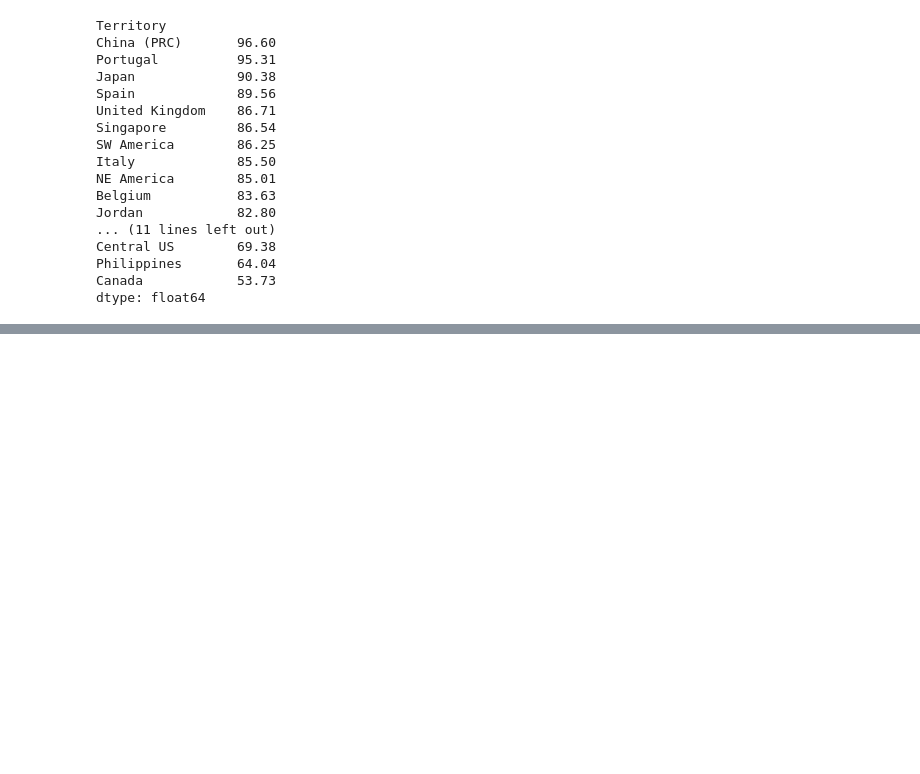
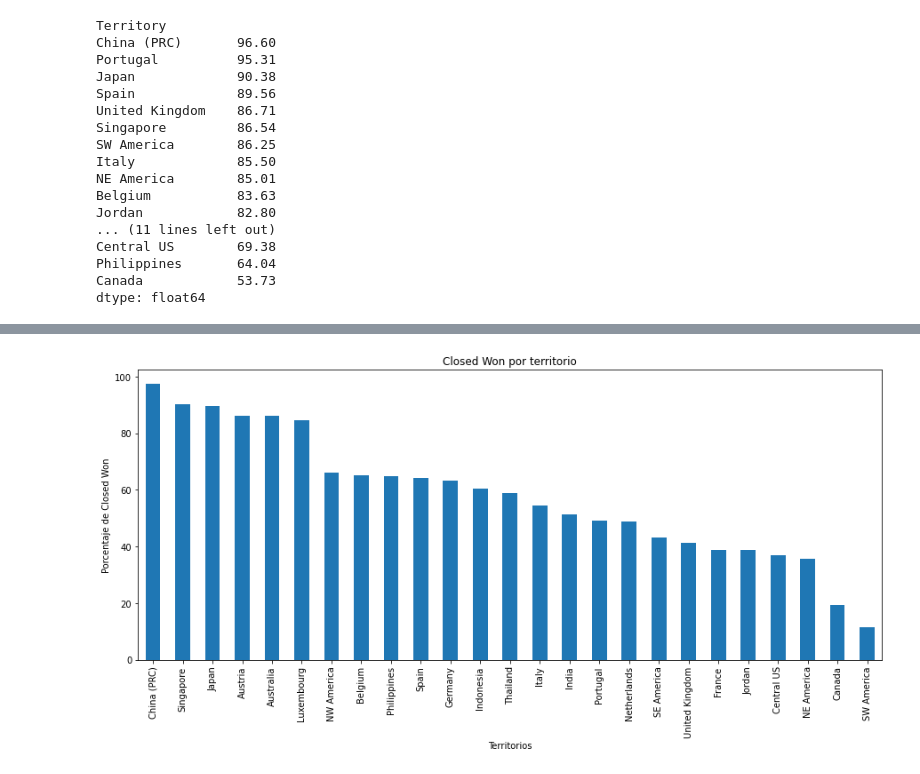
Before and after one commit to federicoburman/OrgaDatos, a Jupyter notebook: Tp1.ipynb, the cells around one changed output, grey strips where cells are left out. Saved outputs shown, nothing was run; the diff lists cells and outputs as text; code cells hidden in the pictures; blank space fills up the shorter version.

Commit message:
Probabilidad de closed won intersección con aprobados. Co-Authored by: Todo el grupo.

```diff
--- a/Tp1.ipynb
+++ b/Tp1.ipynb
@@ -288,3 +289,12 @@ Central US        69.38
 Philippines       64.04
 Canada            53.73
 dtype: float64
+# %%
+#Quitamos aquellas filas en donde no se haya dado la aprobación, ya que la única razón para tenerlas es para saber
+#la probabilidad de aprobación por territorio.
+
+oportunidades = oportunidades.loc[oportunidades['Es_Oportunidad_Posible'] == 1]
+oportunidades = oportunidades.drop('Es_Oportunidad_Posible', axis = 'columns')
+oportunidades = oportunidades.reset_index()
+oportunidades = oportunidades.drop('level_0', axis = 'columns')
+oportunidades
@@ -290,0 +315,16 @@ dtype: float64
+# %%
+oportunidades_stage = oportunidades.groupby('Territory').agg({'Stage':'value_counts'})
+oportunidades_stage = oportunidades_stage.unstack()
+oportunidades_stage.columns = ['Closed Lost', 'Closed Won', 'a', 'b']
+oportunidades_stage = oportunidades_stage.drop(['a','b'], axis='columns')
+
+oportunidades_stage_ratio = oportunidades_stage['Closed Won']*100/(oportunidades_stage['Closed Won']+oportunidades_stage['Closed Lost'])
+oportunidades_stage_ratio = oportunidades_stage_ratio.sort_values(ascending = False)
+# %%
+oportunidades_stage_ratio.plot(kind = 'bar', title = 'Closed Won por territorio', linewidth = 4, figsize = (15,6))
+ax = plt.gca()
+ax.set_ylabel('Porcentaje de Closed Won')
+ax.set_xlabel('Territorios')
+plt.show()
+# %% [output]
+[figure, added]
```
Also changed, not shown: parts of 5 cells of this notebook.
